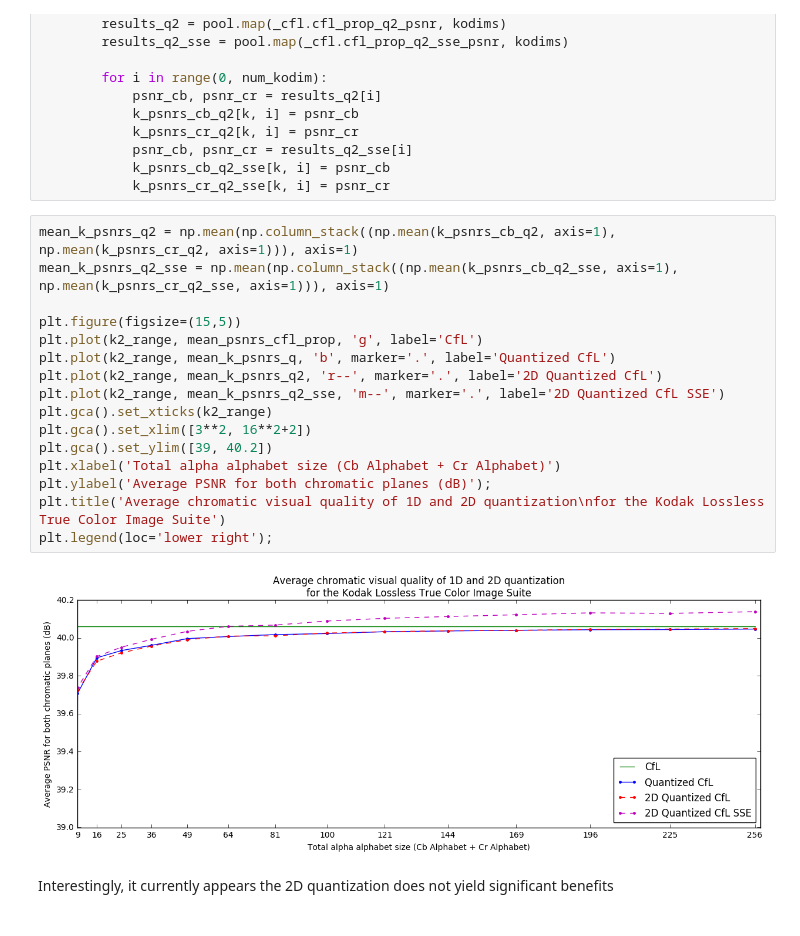
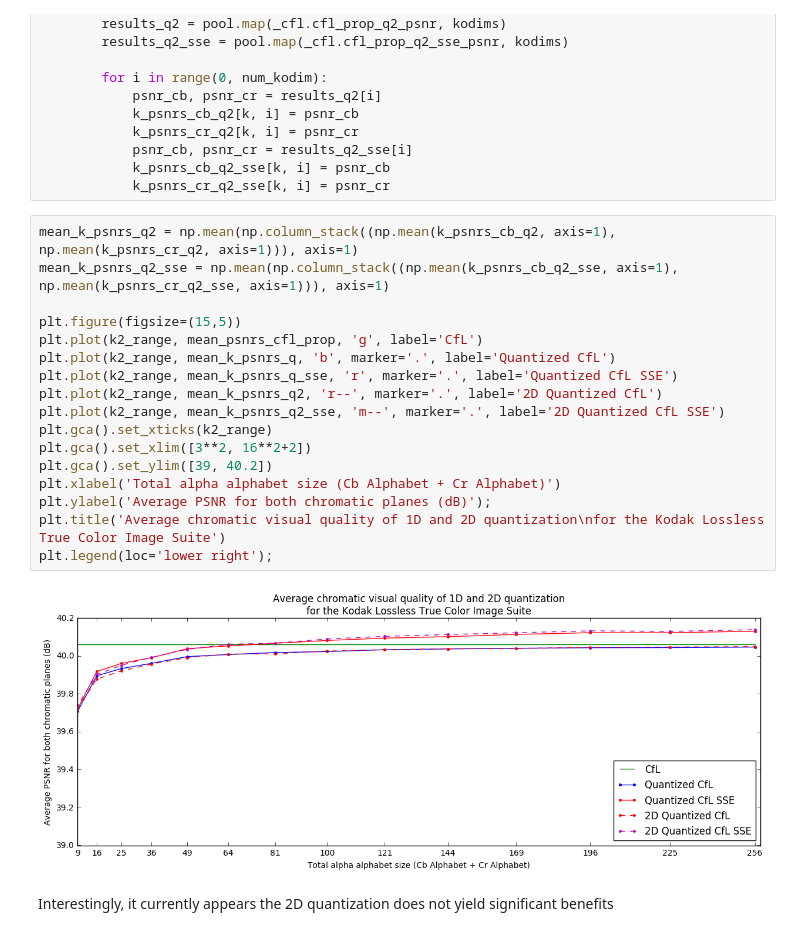
Before and after one commit to luctrudeau/AV1-CfL-Proposal, a Jupyter notebook: Chroma from Luma (CfL).ipynb, the cells around one changed output. Cells and saved outputs as stored; diff of their text form.

Commit message:
Graph now compares 1D and 2D block SSE for CfL

```diff
--- a/Chroma from Luma (CfL).ipynb
+++ b/Chroma from Luma (CfL).ipynb
@@ -986,21 +986,22 @@ with Pool() as pool:
 # %%
 mean_k_psnrs_q2 = np.mean(np.column_stack((np.mean(k_psnrs_cb_q2, axis=1), np.mean(k_psnrs_cr_q2, axis=1))), axis=1)
 mean_k_psnrs_q2_sse = np.mean(np.column_stack((np.mean(k_psnrs_cb_q2_sse, axis=1), np.mean(k_psnrs_cr_q2_sse, axis=1))), axis=1)
 
 plt.figure(figsize=(15,5))
 plt.plot(k2_range, mean_psnrs_cfl_prop, 'g', label='CfL')
 plt.plot(k2_range, mean_k_psnrs_q, 'b', marker='.', label='Quantized CfL')
+plt.plot(k2_range, mean_k_psnrs_q_sse, 'r', marker='.', label='Quantized CfL SSE')
 plt.plot(k2_range, mean_k_psnrs_q2, 'r--', marker='.', label='2D Quantized CfL')
 plt.plot(k2_range, mean_k_psnrs_q2_sse, 'm--', marker='.', label='2D Quantized CfL SSE')
 plt.gca().set_xticks(k2_range)
 plt.gca().set_xlim([3**2, 16**2+2])
 plt.gca().set_ylim([39, 40.2])
 plt.xlabel('Total alpha alphabet size (Cb Alphabet + Cr Alphabet)')
 plt.ylabel('Average PSNR for both chromatic planes (dB)');
 plt.title('Average chromatic visual quality of 1D and 2D quantization\nfor the Kodak Lossless True Color Image Suite')
 plt.legend(loc='lower right');
 # %% [output]
-[figure, old version]
+[figure, new version]
 # %% [markdown]
 Interestingly, it currently appears the 2D quantization does not yield significant benefits
 # %% [markdown]
```
